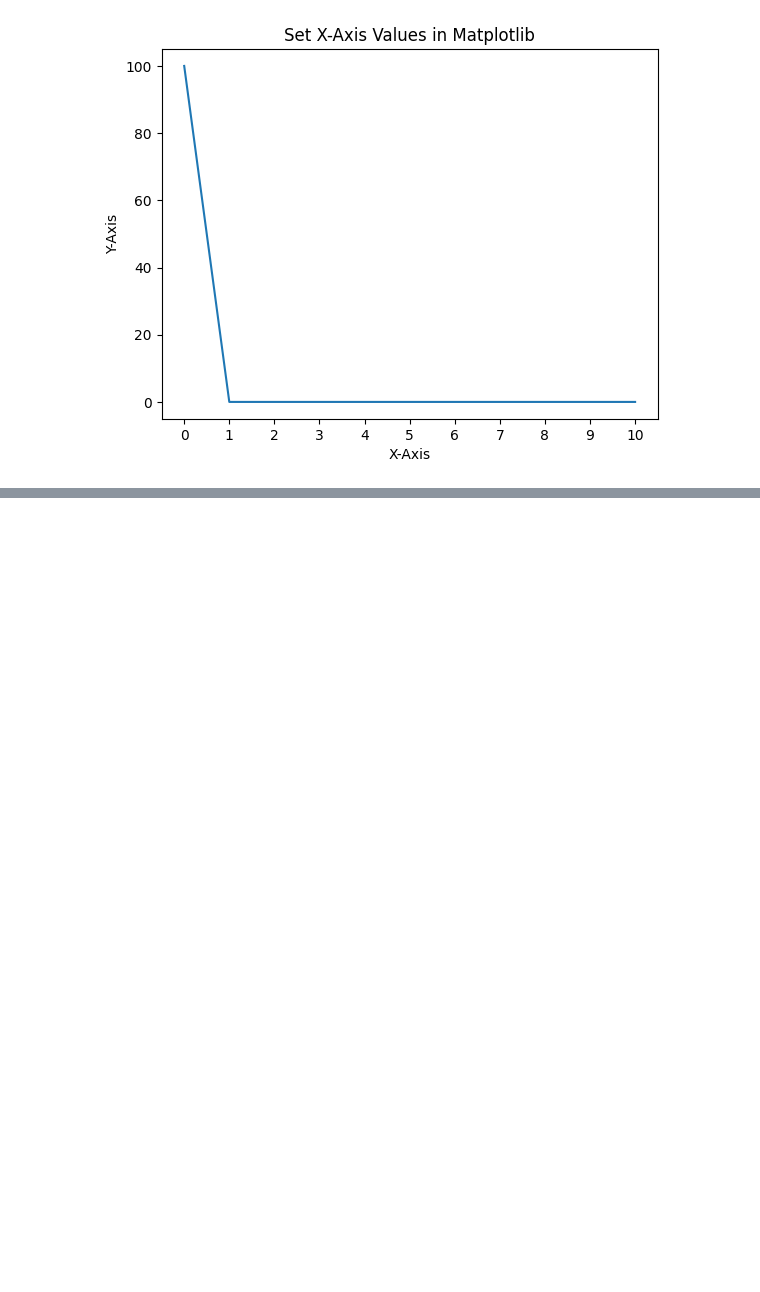
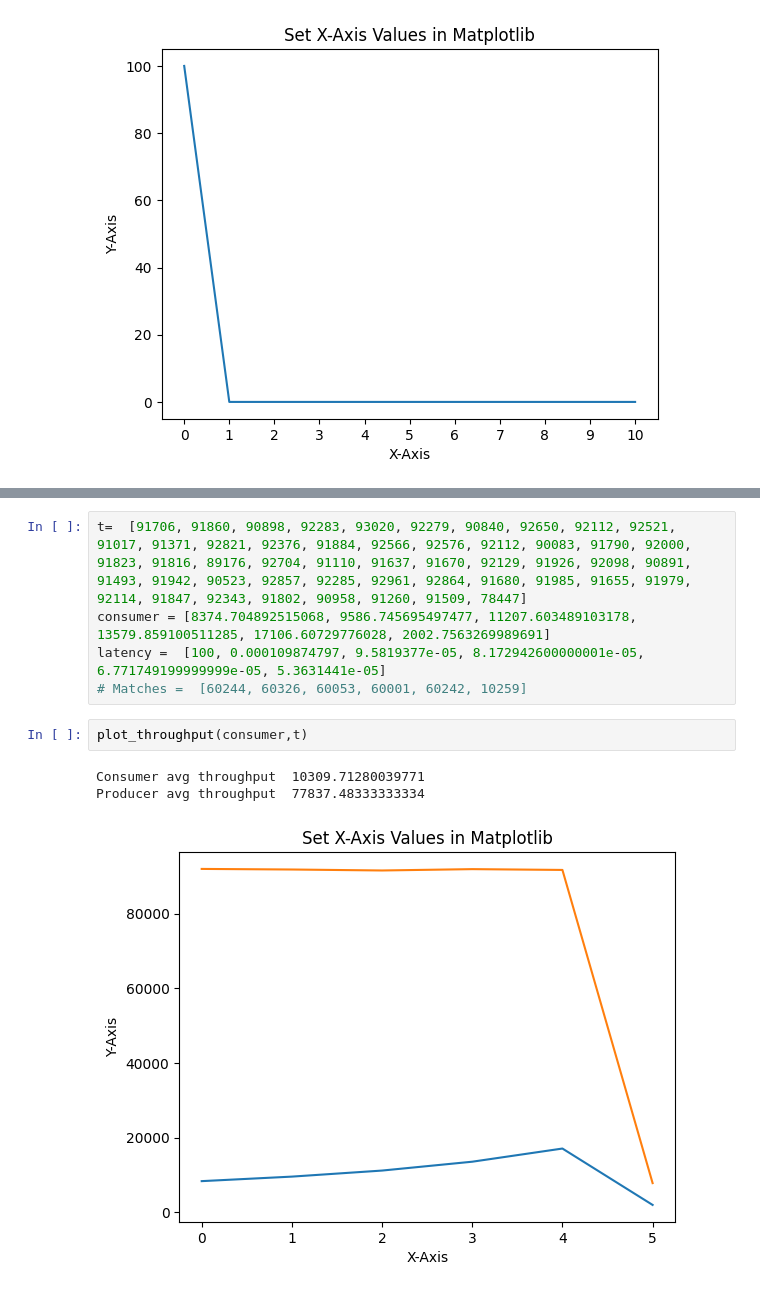
Before and after one commit to chinmayparekh/StreamingDataSystems, a Jupyter notebook: plots/batch.ipynb, the cells around one changed output, grey strips where cells are left out. Saved outputs shown, nothing was run; the diff lists cells and outputs as text; blank space fills up the shorter version.

```diff
--- a/plots/batch.ipynb
+++ b/plots/batch.ipynb
@@ -100,0 +123,11 @@ Latency  100.000637777345
+# %%
+t=  [91706, 91860, 90898, 92283, 93020, 92279, 90840, 92650, 92112, 92521, 91017, 91371, 92821, 92376, 91884, 92566, 92576, 92112, 90083, 91790, 92000, 91823, 91816, 89176, 92704, 91110, 91637, 91670, 92129, 91926, 92098, 90891, 91493, 91942, 90523, 92857, 92285, 92961, 92864, 91680, 91985, 91655, 91979, 92114, 91847, 92343, 91802, 90958, 91260, 91509, 78447]
+consumer = [8374.704892515068, 9586.745695497477, 11207.603489103178, 13579.859100511285, 17106.60729776028, 2002.7563269989691]
+latency =  [100, 0.000109874797, 9.5819377e-05, 8.172942600000001e-05, 6.771749199999999e-05, 5.3631441e-05]
+# Matches =  [60244, 60326, 60053, 60001, 60242, 10259]
+# %%
+plot_throughput(consumer,t)
+# %% [output]
+Consumer avg throughput  10309.71280039771
+Producer avg throughput  77837.48333333334
+[figure, added]
```
Also changed, not shown: parts of 7 cells of this notebook, 20 other files.
